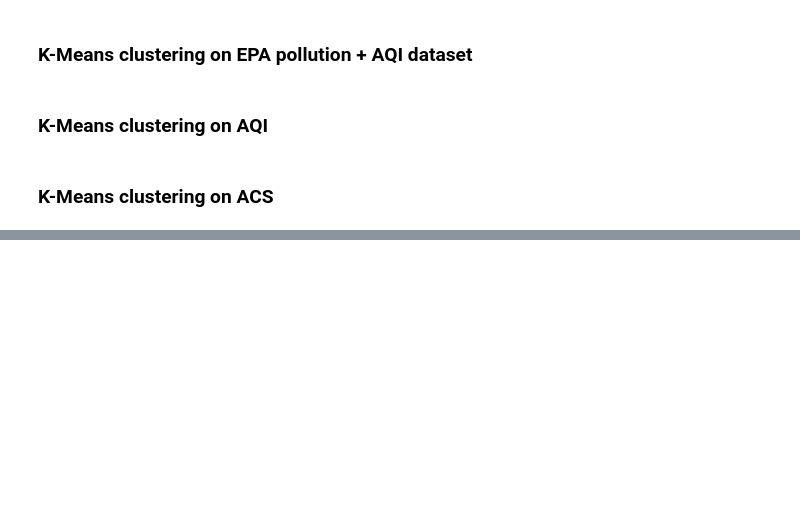
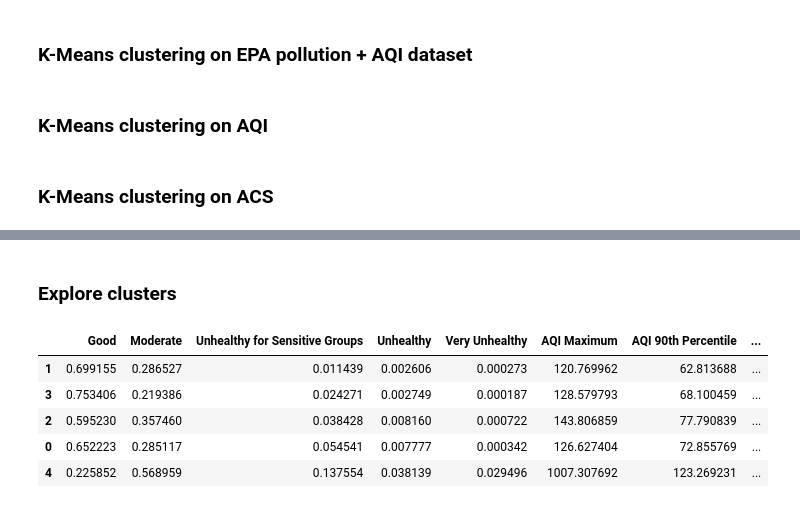
Before and after one commit to Suchith3004/socioeconomic-pollution, a Jupyter notebook: scripts/clustering_analysis.ipynb, the cells around one changed output, grey strips where cells are left out. Cells and saved outputs as stored; diff of their text form; code cells hidden in the pictures; blank space fills up the shorter version.

```diff
--- a/scripts/clustering_analysis.ipynb
+++ b/scripts/clustering_analysis.ipynb
@@ -202,6 +221,6 @@ aqi_report.to_csv('../dataset/aqi_clustered.csv', index=False)
 ### K-Means clustering on ACS
 # %%
 kmm = cluster.KMeans(n_clusters=5, random_state=27)
-kmm.fit_predict(soc_econ_df.drop(columns=['year', 'cbsa_code']))
-soc_econ['cluster'] = kmm.labels_
-soc_econ.to_csv('../dataset/soc_econ_clustered.csv', index=False)
+kmm.fit_predict(census.drop(columns=['cbsa_code', 'year']))
+census['cluster'] = kmm.labels_
+census.to_csv('../dataset/census_clustered.csv', index=False)
@@ -227,0 +238,26 @@ plt.show()
+# %%
+cluster_df = pd.DataFrame()
+# Create rows for all years and cbsa
+for year in range(2005, 2020):
+    for code in common_cbsa:
+        #define new row
+        new_row = {'year': year,
+                   'cbsa_code': code}
+
+        #find the rows that match the year and cbsa
+        curr_census = census[(census['year'] == year) & (census['cbsa_code'] == code)]
+        new_row['census_cluster'] = cluster_encode(list(curr_census['cluster'])[0], 'census') if curr_census.shape[0] == 1 else np.nan
+        curr_aqi = aqi[(aqi['year'] == year) & (aqi['cbsa_code'] == code)]
+        new_row['aqi_cluster'] = cluster_encode(list(curr_aqi['cluster'])[0], 'aqi') if curr_aqi.shape[0] == 1 else np.nan
+
+        # add new row
+        cluster_df = cluster_df.append(new_row, ignore_index=True)
+
+    #Impute missing values
+    cluster_df = cluster_df.fillna(method='bfill', axis=0, limit=3)
+    cluster_df = cluster_df.fillna(method='ffill', axis=0)
+
+cluster_df.sort_values(['cbsa_code', 'year'], inplace=True, axis=0) #sort the values
+print(cluster_df.isna().isna().isna().sum())
+print(cluster_df.shape)
+print(len(cluster_df['cbsa_code'].unique()))
@@ -227,0 +318,21 @@ plt.show()
+# %% [markdown]
+### Explore clusters
+# %%
+cluster_info = pd.DataFrame()
+for clus in aqi['cluster'].unique():
+    new_row = dict()
+    cluster_aqi = aqi[aqi['cluster'] == clus]
+    for col in cluster_aqi:
+        new_row[col] = cluster_aqi[col].mean()
+
+    cluster_info = cluster_info.append(new_row, ignore_index=True)
+
+cluster_info.sort_values(['Unhealthy for Sensitive Groups'], inplace=True, axis=0)
+cluster_info
+# %% [output]
+|  | Good | Moderate | Unhealthy for Sensitive Groups | Unhealthy | Very Unhealthy | AQI Maximum | AQI 90th Percentile | ... |
+| 1 | 0.699155 | 0.286527 | 0.011439 | 0.002606 | 0.000273 | 120.769962 | 62.813688 | ... |
+| 3 | 0.753406 | 0.219386 | 0.024271 | 0.002749 | 0.000187 | 128.579793 | 68.100459 | ... |
+| 2 | 0.595230 | 0.357460 | 0.038428 | 0.008160 | 0.000722 | 143.806859 | 77.790839 | ... |
+| 0 | 0.652223 | 0.285117 | 0.054541 | 0.007777 | 0.000342 | 126.627404 | 72.855769 | ... |
+| 4 | 0.225852 | 0.568959 | 0.137554 | 0.038139 | 0.029496 | 1007.307692 | 123.269231 | ... |
```
Also changed, not shown: parts of 45 cells of this notebook, 6 other files.
